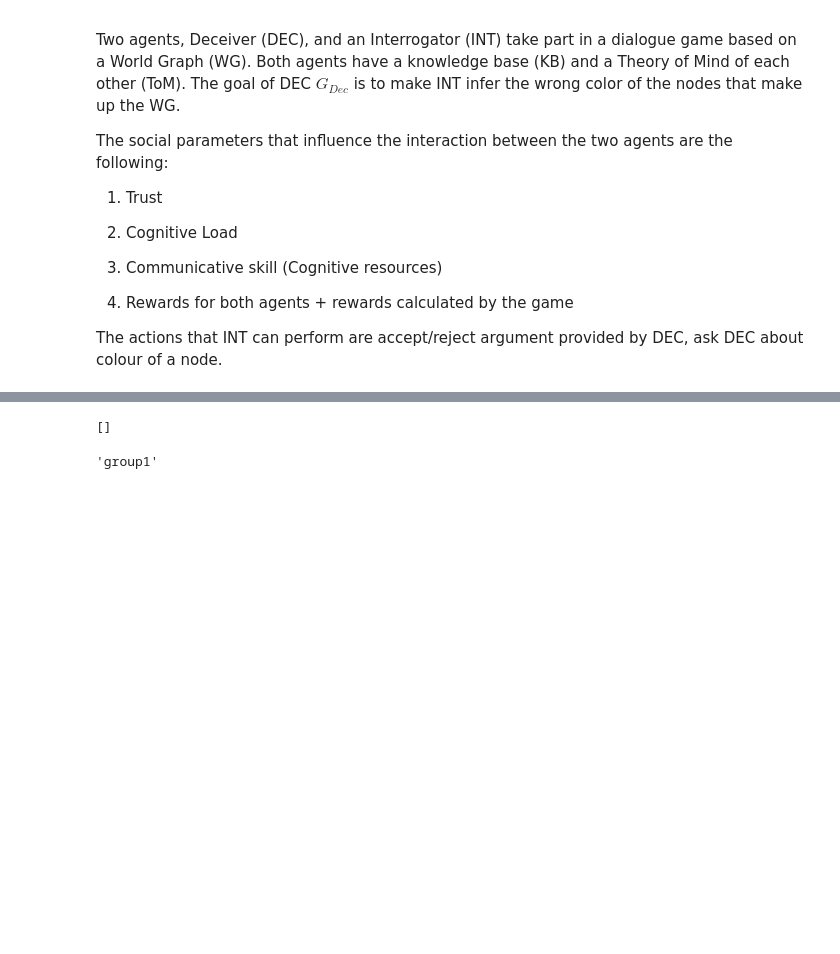
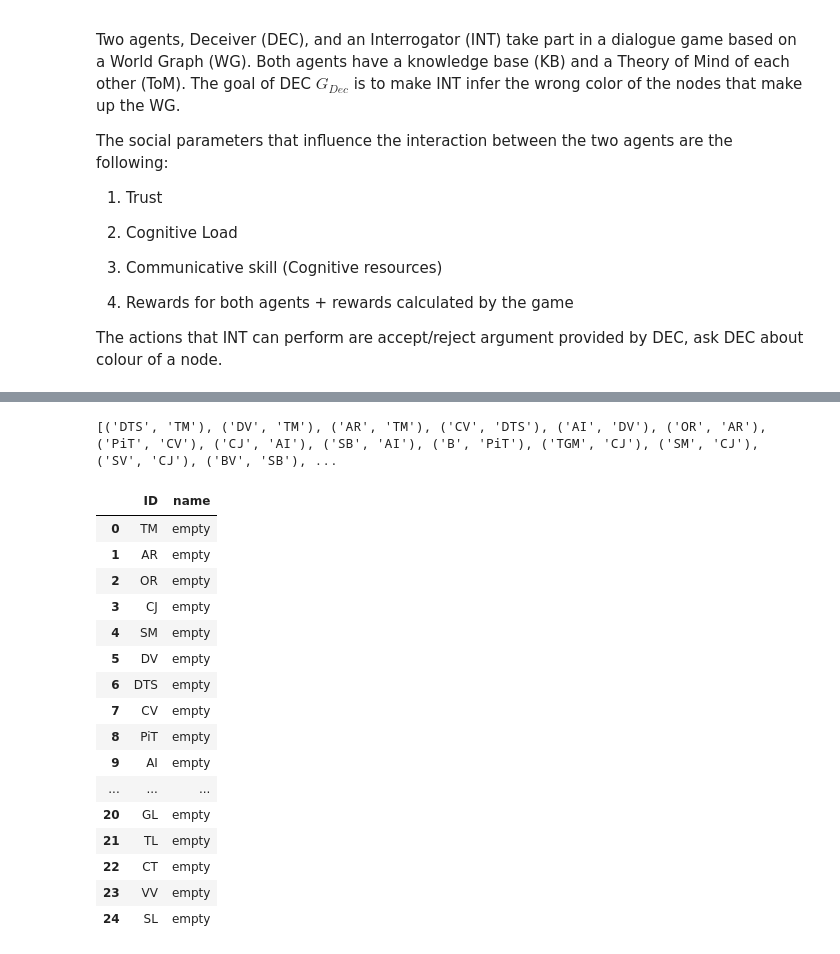
Before and after one commit to ionut94/AutomatedDialogGames, a Jupyter notebook: ADGMaster.ipynb, the cells around one changed output, grey strips where cells are left out. Cells and saved outputs as stored; diff of their text form; code cells hidden in the pictures; blank space fills up the shorter version.

```diff
--- a/ADGMaster.ipynb
+++ b/ADGMaster.ipynb
@@ -229,5 +244,5 @@ print(list(nx.bfs_edges(test.WG, test.startingNode)))
 # %%
-print(list(nx.bfs_predecessors((test.WG), 'I')))
+print(list(nx.bfs_predecessors((test.WG), 'TM')))
 # %% [output]
-[]
+[('DTS', 'TM'), ('DV', 'TM'), ('AR', 'TM'), ('CV', 'DTS'), ('AI', 'DV'), ('OR', 'AR'), ('PiT', 'CV'), ('CJ', 'AI'), ('SB', 'AI'), ('B', 'PiT'), ('TGM', 'CJ'), ('SM', 'CJ'), ('SV', 'CJ'), ('BV', 'SB'), ...
 # %%
@@ -235,7 +250,23 @@ x = nx.bfs_successors((test.WG), 'A')
-# %%
-test.carac.loc['A']
-# %% [output]
-'group1'
+# %%
+test.IntCarac
+# %% [output]
+|  | ID | name |
+| 0 | TM | empty |
+| 1 | AR | empty |
+| 2 | OR | empty |
+| 3 | CJ | empty |
+| 4 | SM | empty |
+| 5 | DV | empty |
+| 6 | DTS | empty |
+| 7 | CV | empty |
+| 8 | PiT | empty |
+| 9 | AI | empty |
+| ... | ... | ... |
+| 20 | GL | empty |
+| 21 | TL | empty |
+| 22 | CT | empty |
+| 23 | VV | empty |
+| 24 | SL | empty |
 # %%
 test.order
 # %% [output]
```
Also changed, not shown: parts of 20 cells of this notebook, 1 other file.
